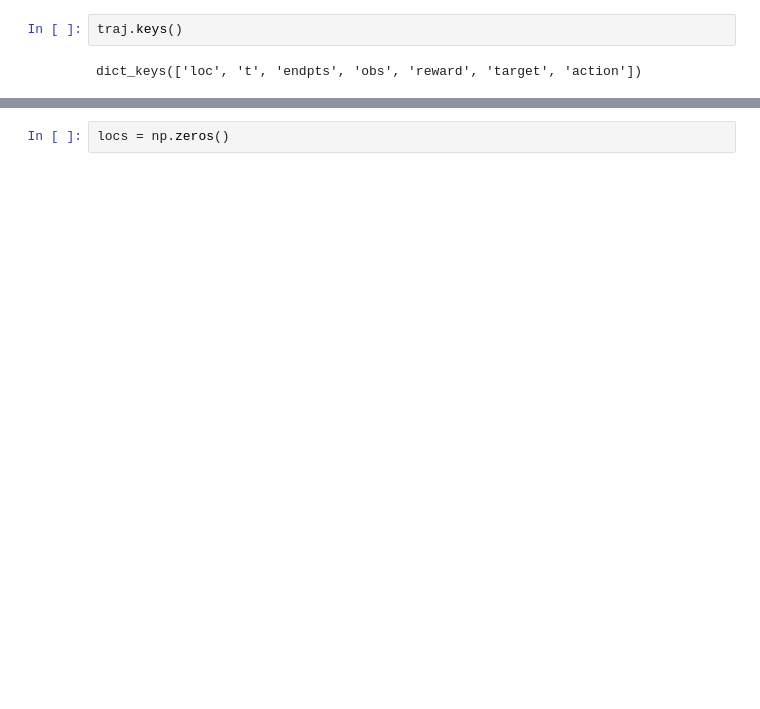
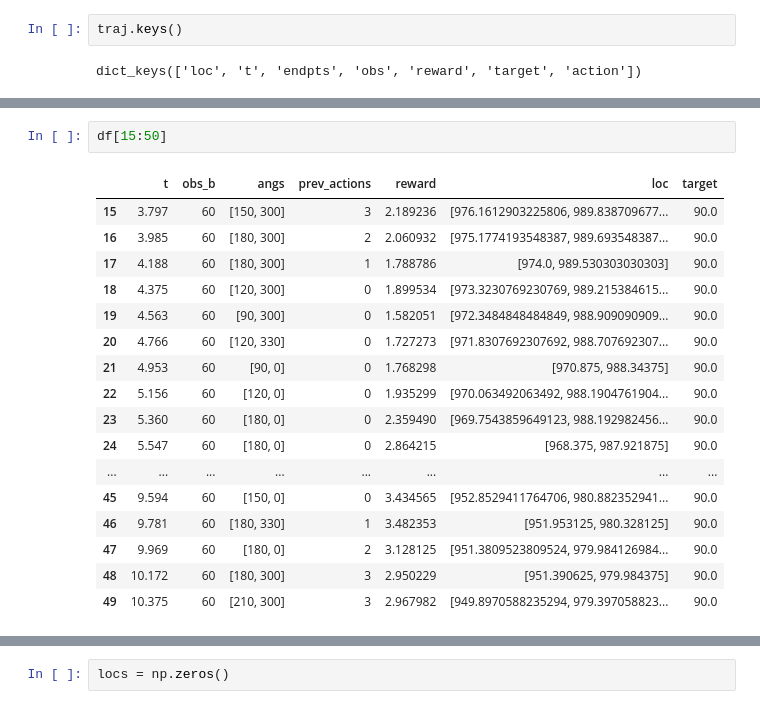
Before and after one commit to ccli3896/RLWorms, a Jupyter notebook: 01_13_reals/HTDebugging-Copy1.ipynb, the cells around one changed output, grey strips where cells are left out. Cells and saved outputs as stored; diff of their text form; blank space fills up the shorter version.

```diff
--- a/01_13_reals/HTDebugging-Copy1.ipynb
+++ b/01_13_reals/HTDebugging-Copy1.ipynb
@@ -293,3 +287,23 @@ dict_keys(['loc', 't', 'endpts', 'obs', 'reward', 'target', 'action'])
+# %%
+df[15:50]
+# %% [output]
+|  | t | obs_b | angs | prev_actions | reward | loc | target |
+| 15 | 3.797 | 60 | [150, 300] | 3 | 2.189236 | [976.1612903225806, 989.838709677... | 90.0 |
+| 16 | 3.985 | 60 | [180, 300] | 2 | 2.060932 | [975.1774193548387, 989.693548387... | 90.0 |
+| 17 | 4.188 | 60 | [180, 300] | 1 | 1.788786 | [974.0, 989.530303030303] | 90.0 |
+| 18 | 4.375 | 60 | [120, 300] | 0 | 1.899534 | [973.3230769230769, 989.215384615... | 90.0 |
+| 19 | 4.563 | 60 | [90, 300] | 0 | 1.582051 | [972.3484848484849, 988.909090909... | 90.0 |
+| 20 | 4.766 | 60 | [120, 330] | 0 | 1.727273 | [971.8307692307692, 988.707692307... | 90.0 |
+| 21 | 4.953 | 60 | [90, 0] | 0 | 1.768298 | [970.875, 988.34375] | 90.0 |
+| 22 | 5.156 | 60 | [120, 0] | 0 | 1.935299 | [970.063492063492, 988.1904761904... | 90.0 |
+| 23 | 5.360 | 60 | [180, 0] | 0 | 2.359490 | [969.7543859649123, 988.192982456... | 90.0 |
+| 24 | 5.547 | 60 | [180, 0] | 0 | 2.864215 | [968.375, 987.921875] | 90.0 |
+| ... | ... | ... | ... | ... | ... | ... | ... |
+| 45 | 9.594 | 60 | [150, 0] | 0 | 3.434565 | [952.8529411764706, 980.882352941... | 90.0 |
+| 46 | 9.781 | 60 | [180, 330] | 1 | 3.482353 | [951.953125, 980.328125] | 90.0 |
+| 47 | 9.969 | 60 | [180, 0] | 2 | 3.128125 | [951.3809523809524, 979.984126984... | 90.0 |
+| 48 | 10.172 | 60 | [180, 300] | 3 | 2.950229 | [951.390625, 979.984375] | 90.0 |
+| 49 | 10.375 | 60 | [210, 300] | 3 | 2.967982 | [949.8970588235294, 979.397058823... | 90.0 |
 # %%
 df[15:50]
 # %% [output]
```
Also changed, not shown: parts of 12 cells of this notebook, 3 other files.
